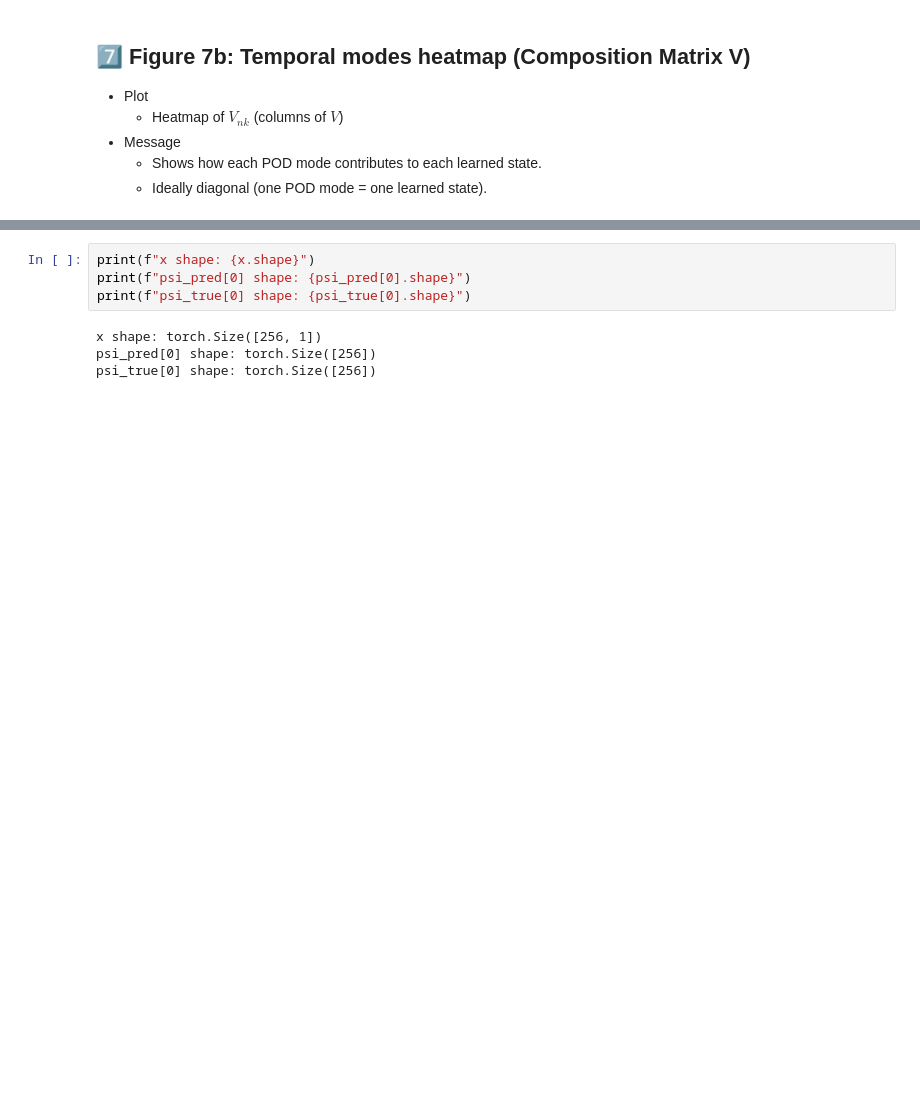
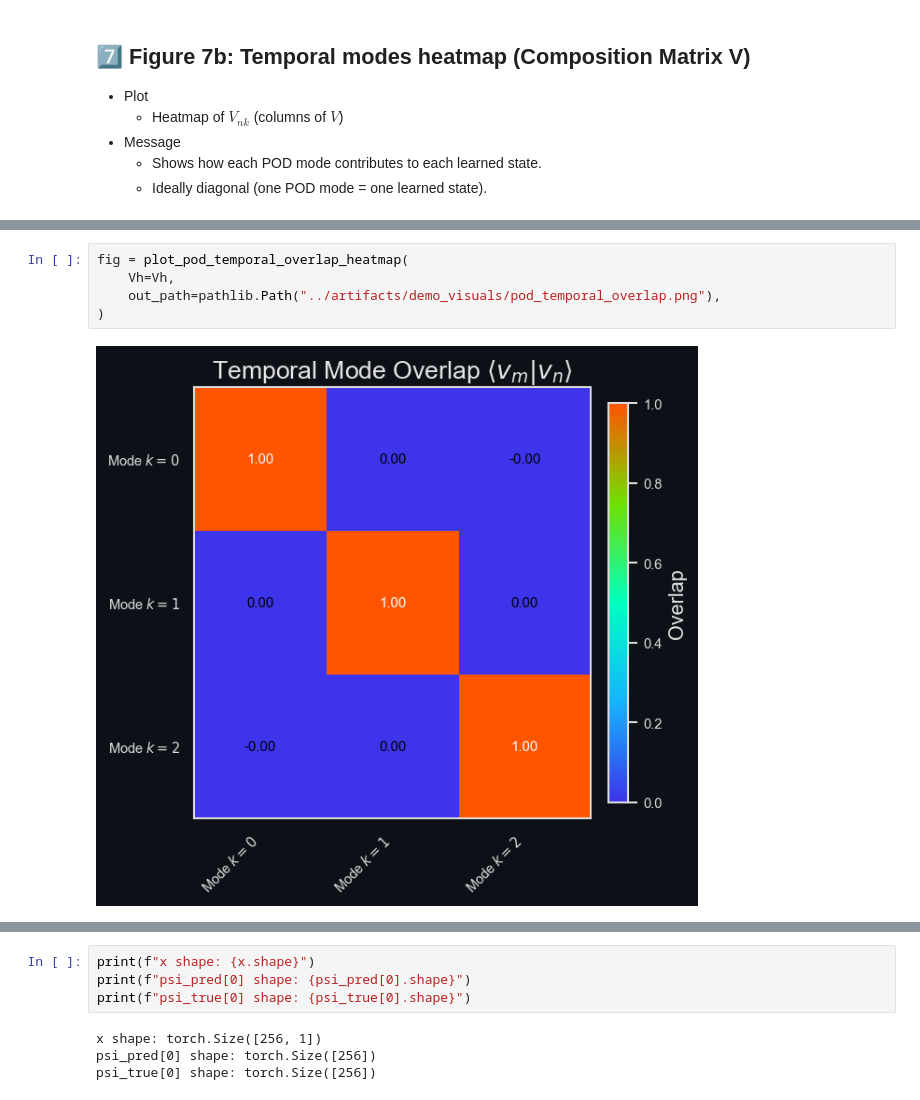
Before and after one commit to Scriber-Labs/lf-pinn-inverse-schrodinger, a Jupyter notebook: notebooks/demo.ipynb, the cells around one changed output, grey strips where cells are left out. Saved outputs shown, nothing was run; the diff lists cells and outputs as text; blank space fills up the shorter version.

Commit message:
color styling and last temporal overlap matrices

```diff
--- a/notebooks/demo.ipynb
+++ b/notebooks/demo.ipynb
@@ -554,0 +558,7 @@ fig = plot_pod_temporal_modes(
+# %%
+fig = plot_pod_temporal_overlap_heatmap(
+    Vh=Vh,
+    out_path=pathlib.Path("../artifacts/demo_visuals/pod_temporal_overlap.png"),
+)
+# %% [output]
+[figure, added]
```
Also changed, not shown: parts of 14 cells of this notebook, 8 other files.
